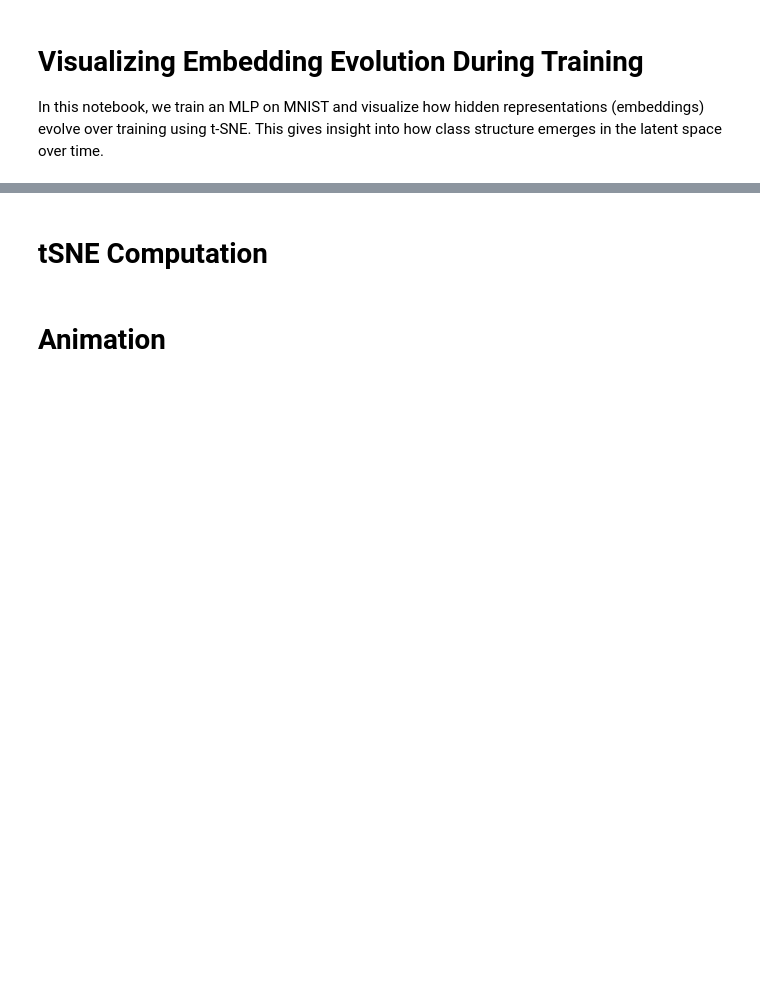
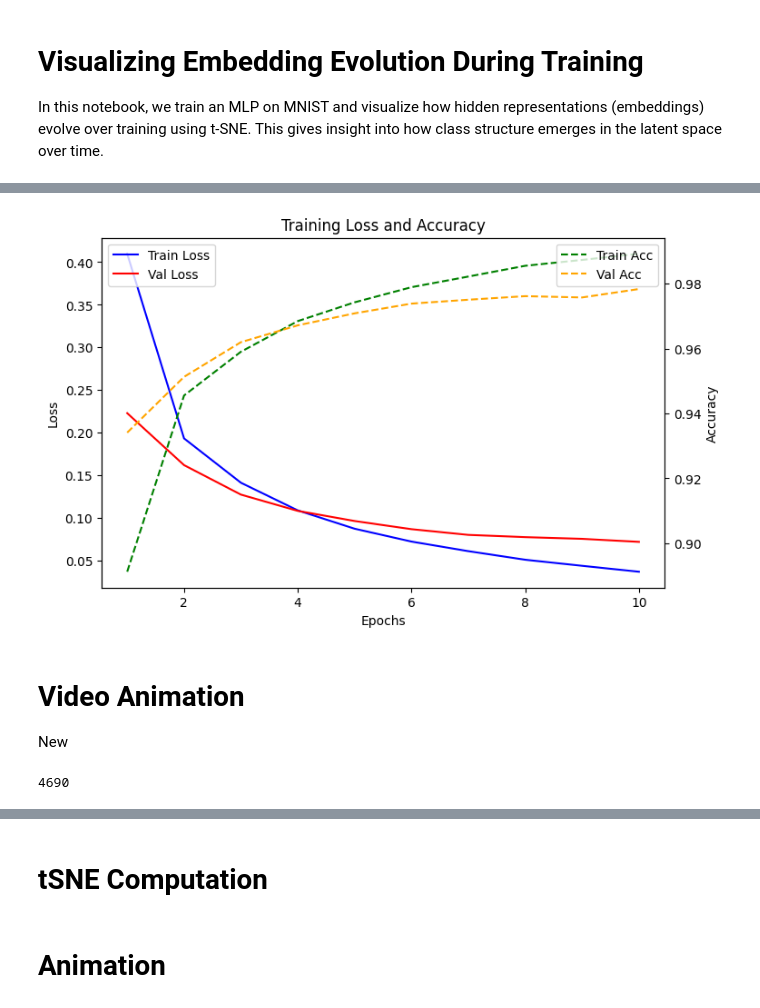
Before and after one commit to the-nilosch/train-viz, a Jupyter notebook: mvp.ipynb, the cells around one changed output, grey strips where cells are left out. Saved outputs shown, nothing was run; the diff lists cells and outputs as text; code cells hidden in the pictures; blank space fills up the shorter version.

```diff
--- a/mvp.ipynb
+++ b/mvp.ipynb
@@ -74,7 +80,7 @@ class MLP(nn.Module):
 model = MLP().to(device)
 # %%
 # Training parameters
-epochs = 20
+epochs = 10
 learning_rate = 0.001
 
 optimizer = torch.optim.Adam(model.parameters(), lr=learning_rate)
@@ -188,0 +197,28 @@ plt.show()
+# %%
+epochs_range = range(1, epochs + 1)
+
+fig, ax1 = plt.subplots(figsize=(8, 5))
+
+ax1.plot(epochs_range, train_losses, 'b-', label='Train Loss')
+ax1.plot(epochs_range, val_losses, 'r-', label='Val Loss')
+ax1.set_xlabel('Epochs')
+ax1.set_ylabel('Loss')
+ax1.legend(loc='upper left')
+
+ax2 = ax1.twinx()
+ax2.plot(epochs_range, train_accuracies, 'g--', label='Train Acc')
+ax2.plot(epochs_range, val_accuracies, 'orange', linestyle='--', label='Val Acc')
+ax2.set_ylabel('Accuracy')
+ax2.legend(loc='upper right')
+
+plt.title('Training Loss and Accuracy')
+plt.show()
+# %% [output]
+[figure, added]
+# %% [markdown]
+# Video Animation
+New
+# %%
+len(test_subset_embeddings)
+# %% [output]
+4690
```
Also changed, not shown: parts of 8 cells of this notebook.
